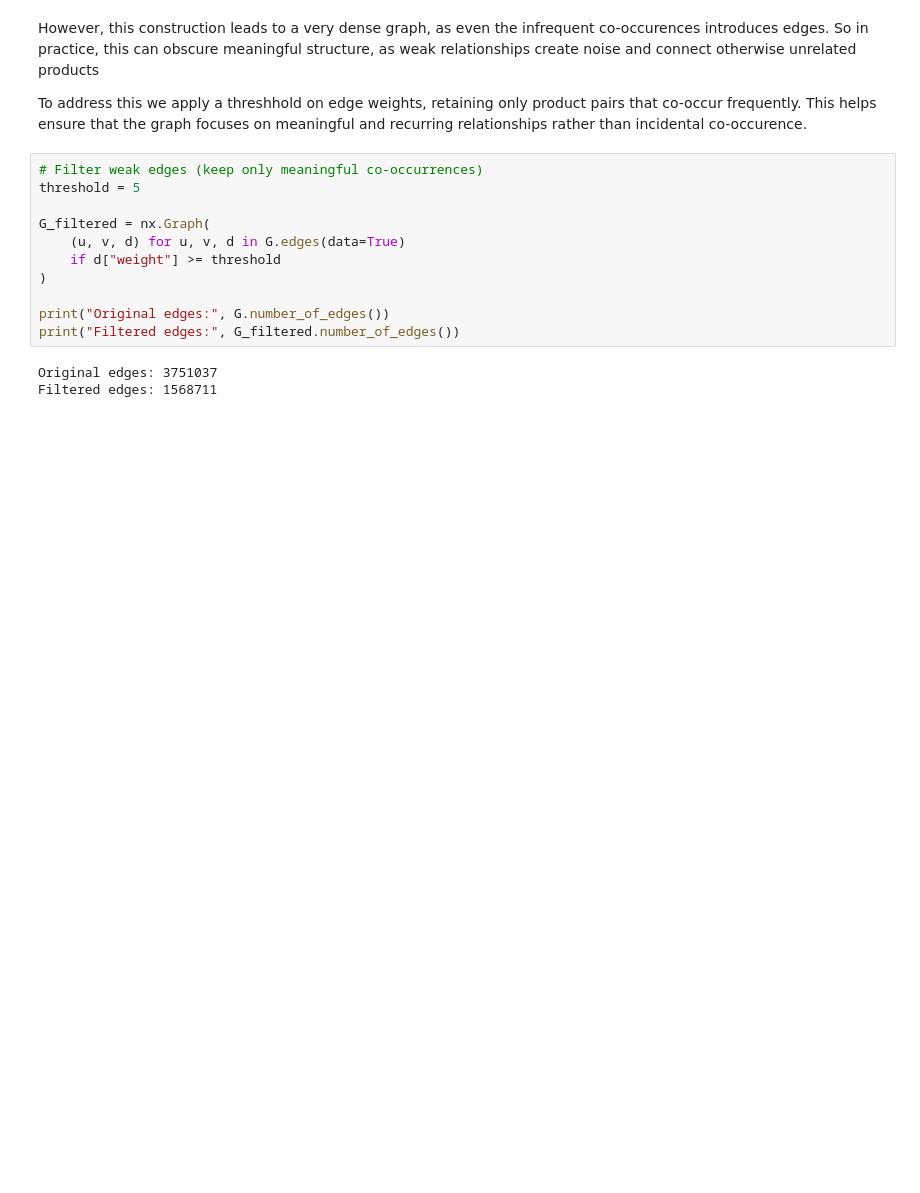
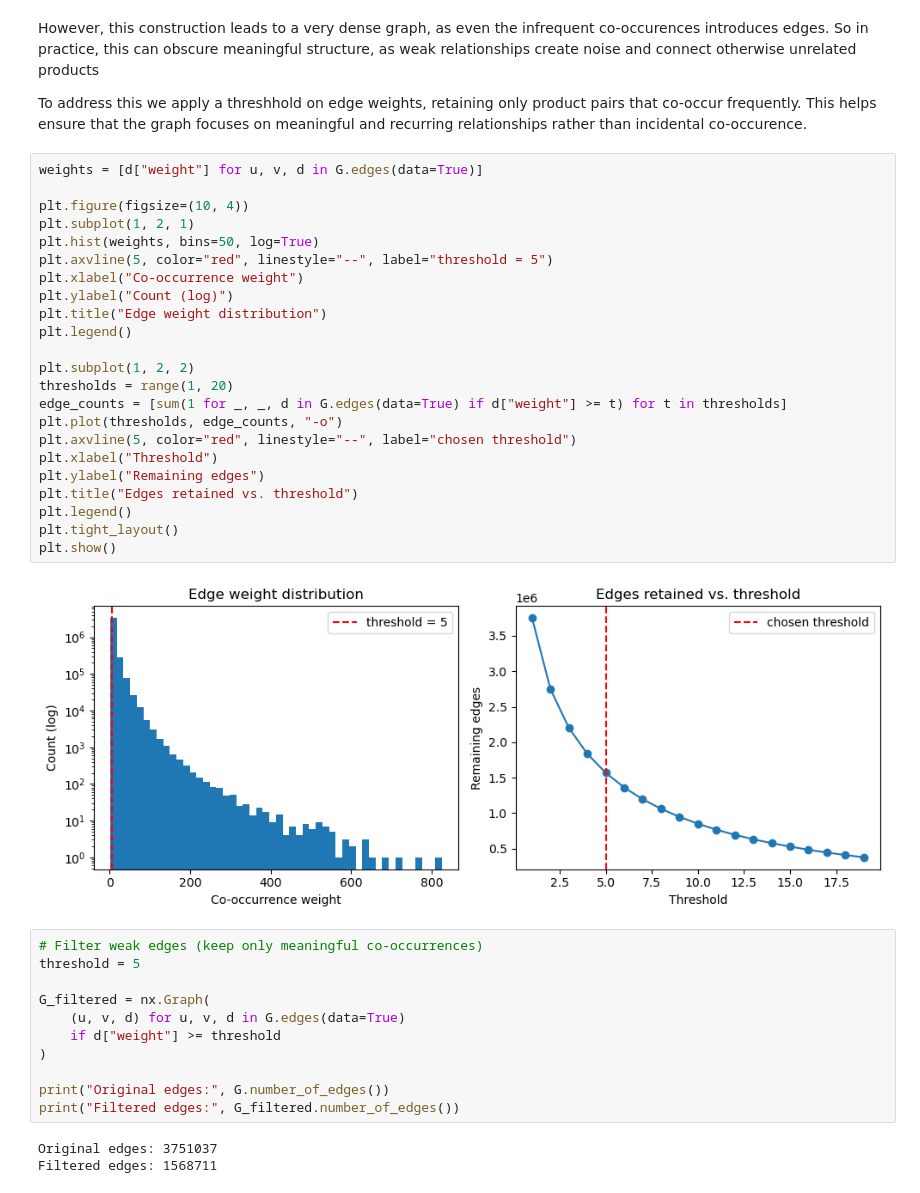
Before and after one commit to NouRALsaidD/data_mining_2026, a Jupyter notebook: data_mining_project_template.ipynb, the cells around one changed output. Drawn from its saved outputs; the diff is of its cells as text; blank space fills up the shorter version.

```diff
--- a/data_mining_project_template.ipynb
+++ b/data_mining_project_template.ipynb
@@ -1248,6 +1273,31 @@ for invoice, group in data_clean.groupby("InvoiceNo"):
 However, this construction leads to a very dense graph, as even the infrequent co-occurences introduces edges. So in practice, this can obscure meaningful structure, as weak relationships create noise and connect otherwise unrelated products <br>
 
 To address this we apply a threshhold on edge weights, retaining only product pairs that co-occur frequently. This helps ensure that the graph focuses on meaningful and recurring relationships rather than incidental co-occurence. <br>
+# %%
+weights = [d["weight"] for u, v, d in G.edges(data=True)]
+
+plt.figure(figsize=(10, 4))
+plt.subplot(1, 2, 1)
+plt.hist(weights, bins=50, log=True)
+plt.axvline(5, color="red", linestyle="--", label="threshold = 5")
+plt.xlabel("Co-occurrence weight")
+plt.ylabel("Count (log)")
+plt.title("Edge weight distribution")
+plt.legend()
+
+plt.subplot(1, 2, 2)
+thresholds = range(1, 20)
+edge_counts = [sum(1 for _, _, d in G.edges(data=True) if d["weight"] >= t) for t in thresholds]
+plt.plot(thresholds, edge_counts, "-o")
+plt.axvline(5, color="red", linestyle="--", label="chosen threshold")
+plt.xlabel("Threshold")
+plt.ylabel("Remaining edges")
+plt.title("Edges retained vs. threshold")
+plt.legend()
+plt.tight_layout()
+plt.show()
+# %% [output]
+[figure, added]
 # %%
 # Filter weak edges (keep only meaningful co-occurrences)
 threshold = 5
```
Also changed, not shown: parts of 20 cells of this notebook.
